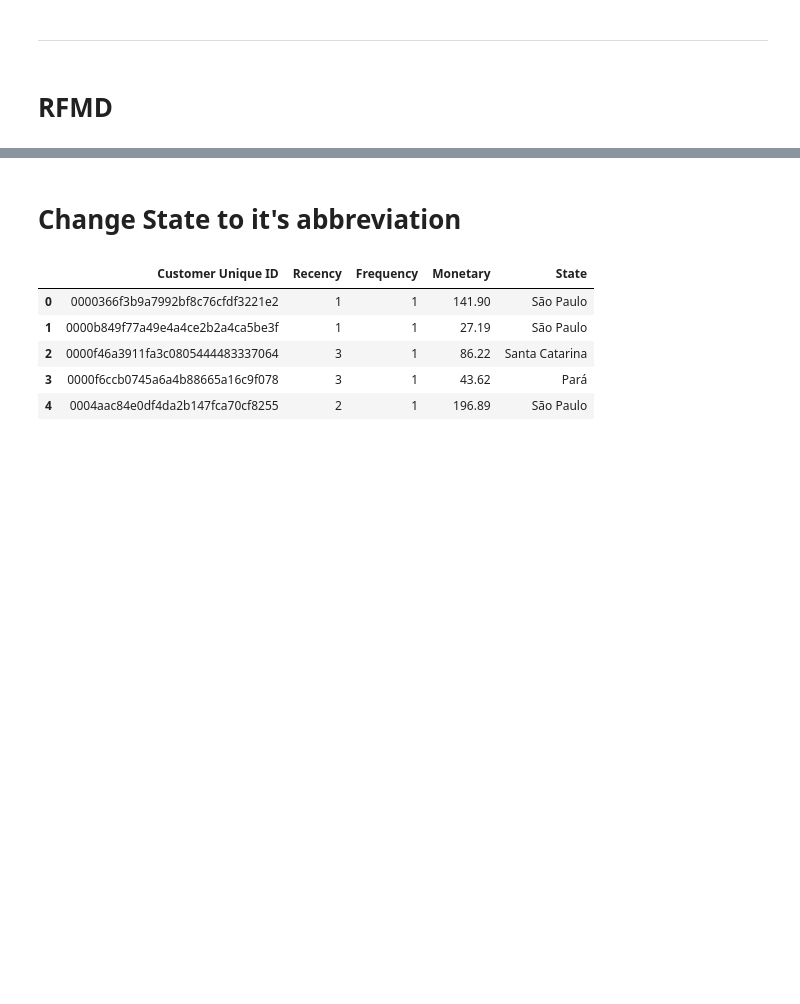
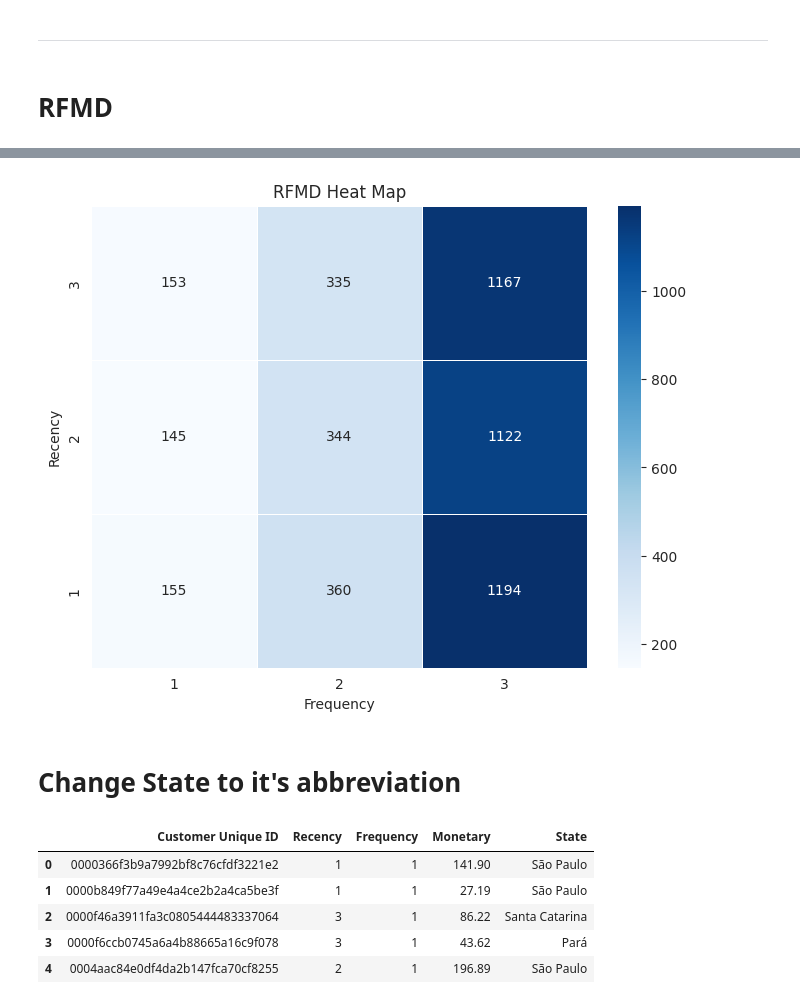
Before and after one commit to pt-sinan-akbar/Dataset-Thesis, a Jupyter notebook: BrazilDataSet.ipynb, the cells around one changed output, grey strips where cells are left out. Cells and saved outputs as stored; diff of their text form; code cells hidden in the pictures; blank space fills up the shorter version.

Commit message:
fix heat map placement

```diff
--- a/BrazilDataSet.ipynb
+++ b/BrazilDataSet.ipynb
@@ -629,9 +532,9 @@ RFM = merged_ds.groupby('customer_unique_id').agg({
     'order_purchase_timestamp': lambda x: (max_date - x.max()).days,
     'order_id': 'count',
     'payment_value': 'sum'
-})
+}).reset_index()
 
-RFM.columns = ['recency', 'frequency', 'monetary']
+RFM.columns = ['customer_unique_id', 'recency', 'frequency', 'monetary']
 # %%
 RFM.isna().sum()
 # %% [output]
@@ -933,10 +751,12 @@ plt.show()
 # %% [markdown]
 # RFMD
 # %%
-# add customer demographics data to the RFM dataframe
-RFMD = pd.merge(RFM, customers_dataset, on='customer_unique_id', how='inner')
+customer_state_dict = customers_dataset.set_index('customer_unique_id')['customer_state'].to_dict()
 
-RFMD.head()
+RFM['State'] = RFM['customer_unique_id'].map(customer_state_dict)
+
+RFMD = RFM.copy()
+display(RFMD.head())
 # %% [output]
 |  | customer_unique_id | recency | frequency | monetary | R_Score | M_Score | F_Score | RFM_Score | segments | ... |
 | 0 | 0000366f3b9a7992bf8c76cfdf3221e2 | 111 | 1 | 141.90 | 1 | 2 | 1 | 112 | Rookies | ... |
@@ -946,13 +766,15 @@ RFMD.head()
 | 4 | 0004aac84e0df4da2b147fca70cf8255 | 287 | 1 | 196.89 | 2 | 3 | 1 | 213 | Regular | ... |
 # %%
 # dropping unnecessary columns
-RFMD.drop(['customer_id', 'customer_zip_code_prefix', 'customer_city', 'segments', 'recency', 'frequency', 'M_Score', 'RFM_Score'], axis=1, inplace=True)
+RFMD.drop(['segments', 'recency', 'frequency', 'M_Score', 'RFM_Score'], axis=1, inplace=True)
 
 # re-arrange columns
-RFMD = RFMD[['customer_unique_id', 'R_Score', 'F_Score', 'monetary', 'customer_state']]
+RFMD = RFMD[['customer_unique_id', 'R_Score', 'F_Score', 'monetary', 'State']]
 
 # rename columns
 RFMD.columns = ['Customer Unique ID', 'Recency', 'Frequency', 'Monetary', 'State']
 
-RFMD.head()
+print(RFMD.head())
+print(RFMD.describe())
+print(RFMD.info())
 # %% [output]
@@ -965,3 +810,15 @@ RFMD.head()
+# %%
+# heat map
+rfmd_pivot = RFMD.pivot_table(index='Recency', columns='Frequency', values='Monetary', aggfunc='mean').sort_index(ascending=False)
+
+plt.figure(figsize=(8, 6))
+sns.heatmap(rfmd_pivot, cmap="Blues", annot=True, fmt='.0f', linewidths=.5)
+plt.title("RFMD Heat Map")
+plt.xlabel("Frequency")
+plt.ylabel("Recency")
+plt.show()
+# %% [output]
+[figure, added]
 # %% [markdown]
 # Change State to it's abbreviation
 # %%
```
Also changed, not shown: parts of 22 cells of this notebook.
